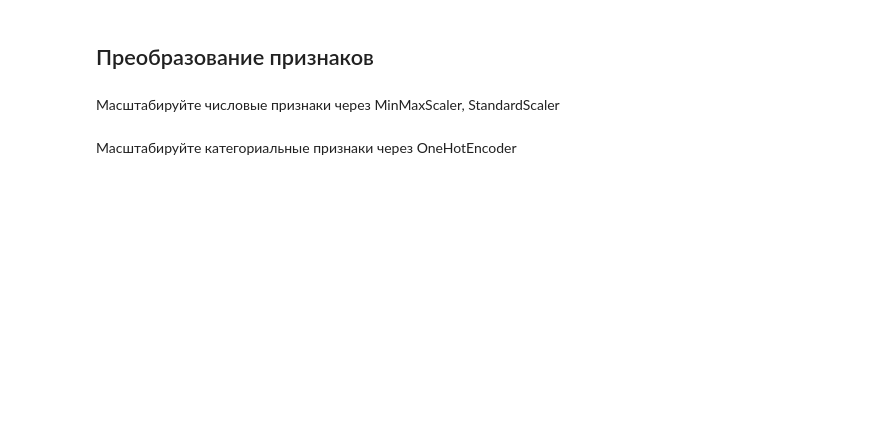
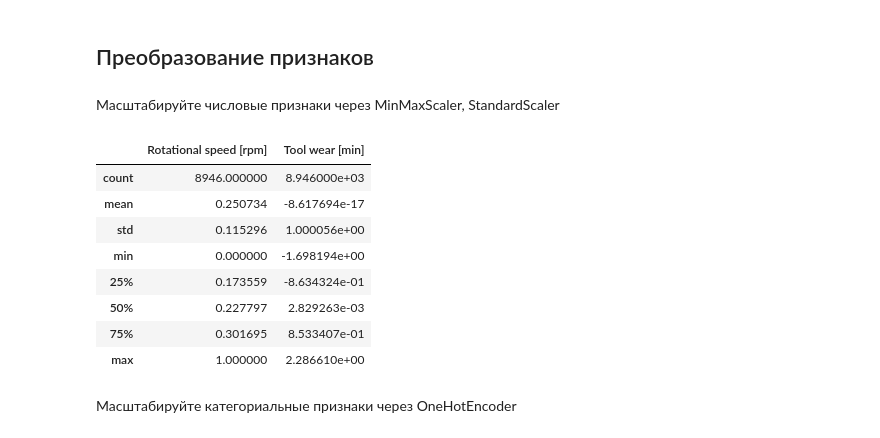
Before and after one commit to kaimakov-rk/kokoko, a Jupyter notebook: Copy_of_Задание_3.ipynb, the cells around one changed output. Cells and saved outputs as stored; diff of their text form; code cells hidden in the pictures; blank space fills up the shorter version.

```diff
--- a/Copy_of_Задание_3.ipynb
+++ b/Copy_of_Задание_3.ipynb
@@ -306,9 +344,24 @@ df.describe()
 # %%
 from sklearn.preprocessing import MinMaxScaler, StandardScaler
 
 # Creating instances
 min_max_scaler = MinMaxScaler()
 standard_scaler = StandardScaler()
+
+new_df[['Rotational speed [rpm]']] = min_max_scaler.fit_transform(new_df[['Rotational speed [rpm]']])
+new_df[['Tool wear [min']] = standard_scaler.fit_transform(new_df[['Tool wear [min]']])
+
+new_df[['Rotational speed [rpm]', 'Tool wear [min]']].describe()
+# %% [output]
+|  | Rotational speed [rpm] | Tool wear [min] |
+| count | 8946.000000 | 8.946000e+03 |
+| mean | 0.250734 | -8.617694e-17 |
+| std | 0.115296 | 1.000056e+00 |
+| min | 0.000000 | -1.698194e+00 |
+| 25% | 0.173559 | -8.634324e-01 |
+| 50% | 0.227797 | 2.829263e-03 |
+| 75% | 0.301695 | 8.533407e-01 |
+| max | 1.000000 | 2.286610e+00 |
 # %% [markdown]
 Масштабируйте категориальные признаки через OneHotEncoder
 # %%
```
Also changed, not shown: parts of 15 cells of this notebook.
